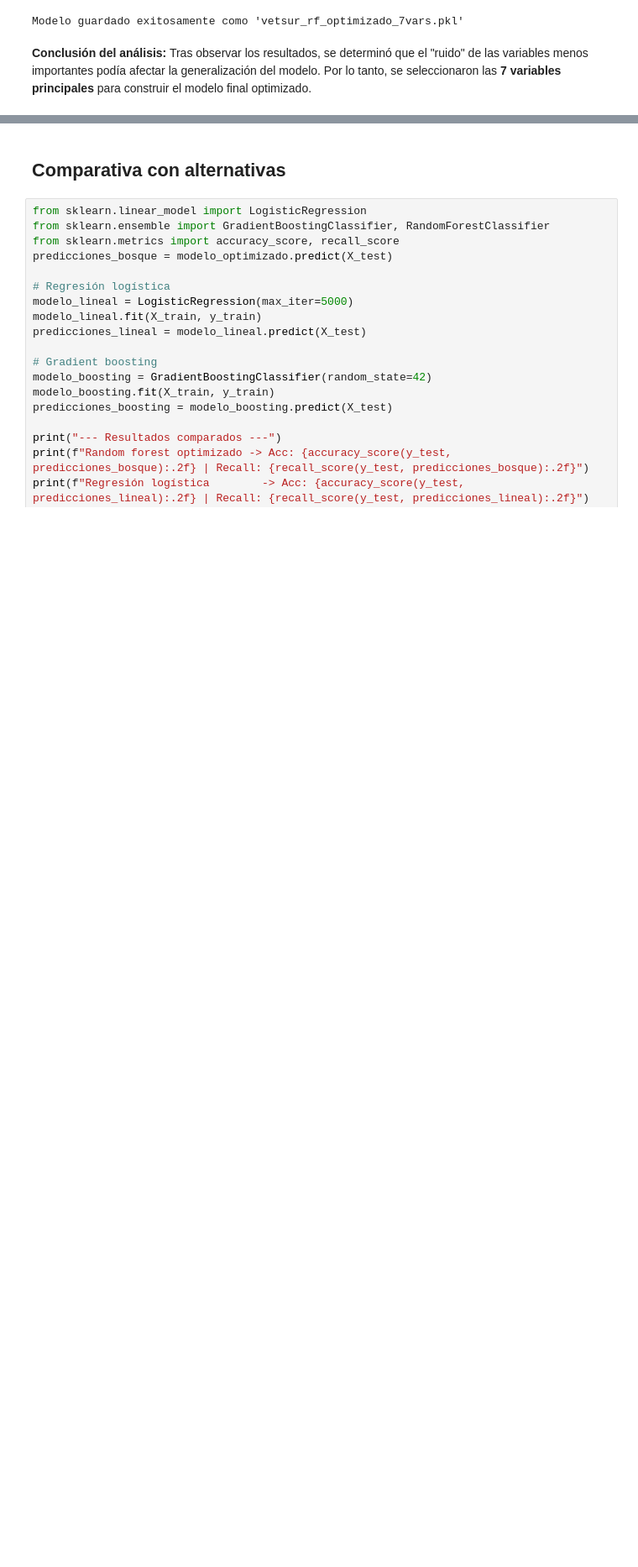
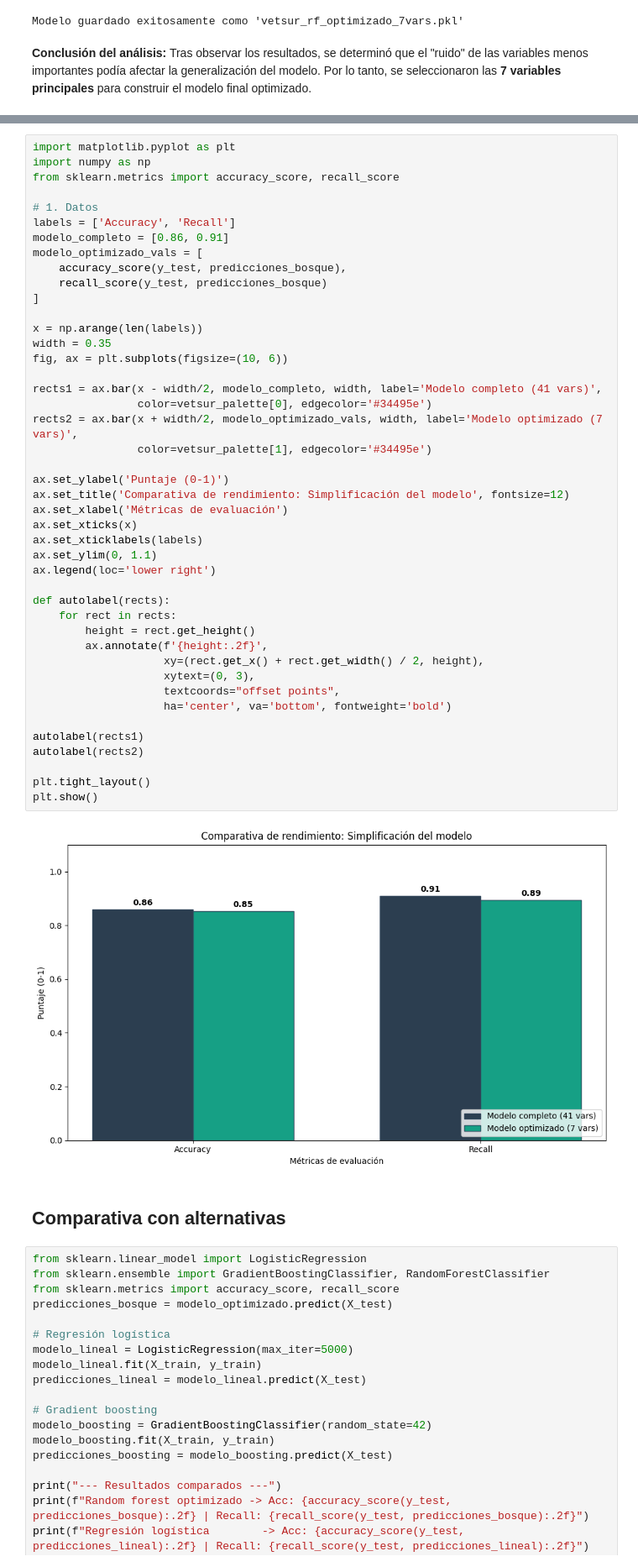
Before and after one commit to daemon1s/vetsur-ml-fastapi-nextjs, a Jupyter notebook: notebooks/vetsur.ipynb, the cells around one changed output, grey strips where cells are left out. Shown at 84% size. Drawn from its saved outputs; the diff is of its cells as text; blank space fills up the shorter version.

```diff
--- a/notebooks/vetsur.ipynb
+++ b/notebooks/vetsur.ipynb
@@ -416,3 +418,49 @@ Modelo guardado exitosamente como 'vetsur_rf_optimizado_7vars.pkl'
+# %%
+import matplotlib.pyplot as plt
+import numpy as np
+from sklearn.metrics import accuracy_score, recall_score
+
+# 1. Datos
+labels = ['Accuracy', 'Recall']
+modelo_completo = [0.86, 0.91]
+modelo_optimizado_vals = [
+    accuracy_score(y_test, predicciones_bosque),
+    recall_score(y_test, predicciones_bosque)
+]
+
+x = np.arange(len(labels))
+width = 0.35
+fig, ax = plt.subplots(figsize=(10, 6))
+
+rects1 = ax.bar(x - width/2, modelo_completo, width, label='Modelo completo (41 vars)',
+                color=vetsur_palette[0], edgecolor='#34495e')
+rects2 = ax.bar(x + width/2, modelo_optimizado_vals, width, label='Modelo optimizado (7 vars)',
+                color=vetsur_palette[1], edgecolor='#34495e')
+
+ax.set_ylabel('Puntaje (0-1)')
+ax.set_title('Comparativa de rendimiento: Simplificación del modelo', fontsize=12)
+ax.set_xlabel('Métricas de evaluación')
+ax.set_xticks(x)
+ax.set_xticklabels(labels)
+ax.set_ylim(0, 1.1)
+ax.legend(loc='lower right')
+
+def autolabel(rects):
+    for rect in rects:
+        height = rect.get_height()
+        ax.annotate(f'{height:.2f}',
+                    xy=(rect.get_x() + rect.get_width() / 2, height),
+                    xytext=(0, 3),
+                    textcoords="offset points",
+                    ha='center', va='bottom', fontweight='bold')
+
+autolabel(rects1)
+autolabel(rects2)
+
+plt.tight_layout()
+plt.show()
+# %% [output]
+[figure, added]
 # %% [markdown]
 ## Comparativa con alternativas
 # %%
```
Also changed, not shown: parts of 13 cells of this notebook.
